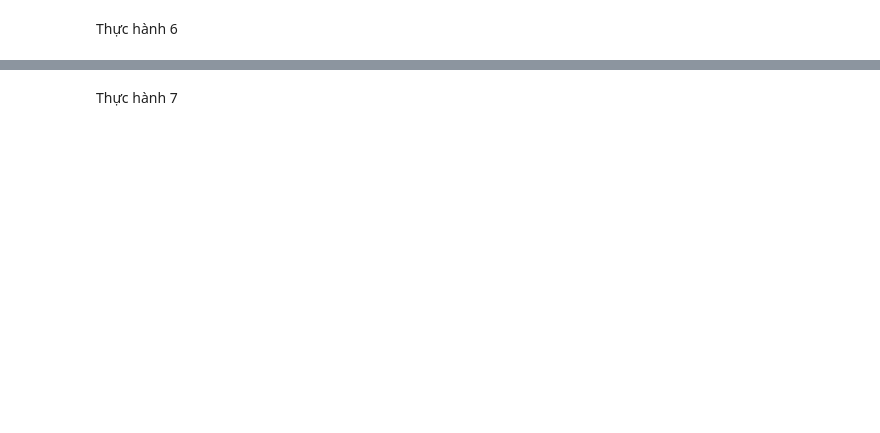
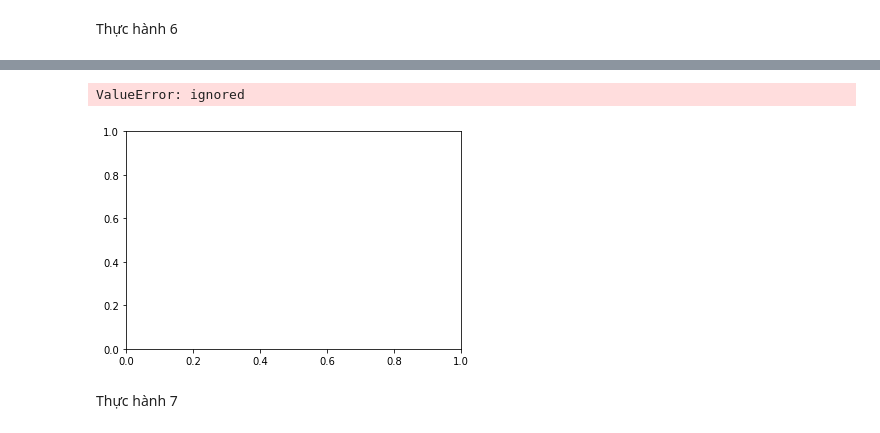
Before and after one commit to gnasche-2003/thuchanhtoancp, a Jupyter notebook: Buổi_2.ipynb, the cells around one changed output, grey strips where cells are left out. Saved outputs shown, nothing was run; the diff lists cells and outputs as text; code cells hidden in the pictures; blank space fills up the shorter version.

```diff
--- a/Buổi_2.ipynb
+++ b/Buổi_2.ipynb
@@ -15,2 +109,7 @@ Thực hành 6
+# %%
+plot(x_numbers, y_numbers, marker='c')
+# %% [output]
+ValueError: ignored
+[figure, added]
 # %% [markdown]
 Thực hành 7
```
Also changed, not shown: parts of 28 cells of this notebook.
